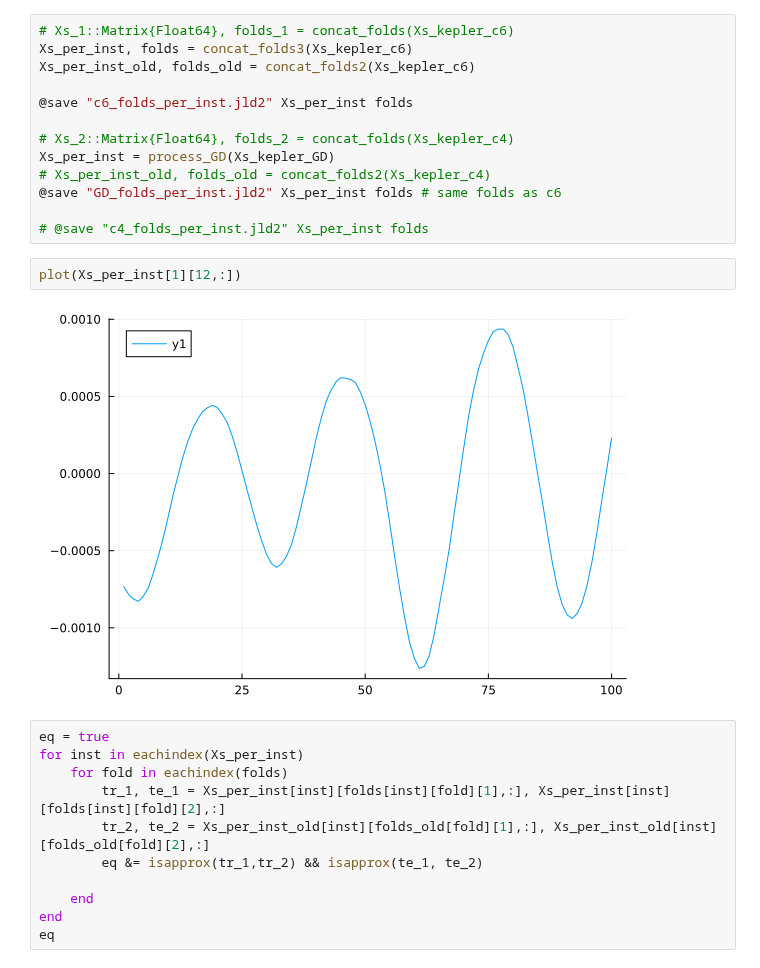
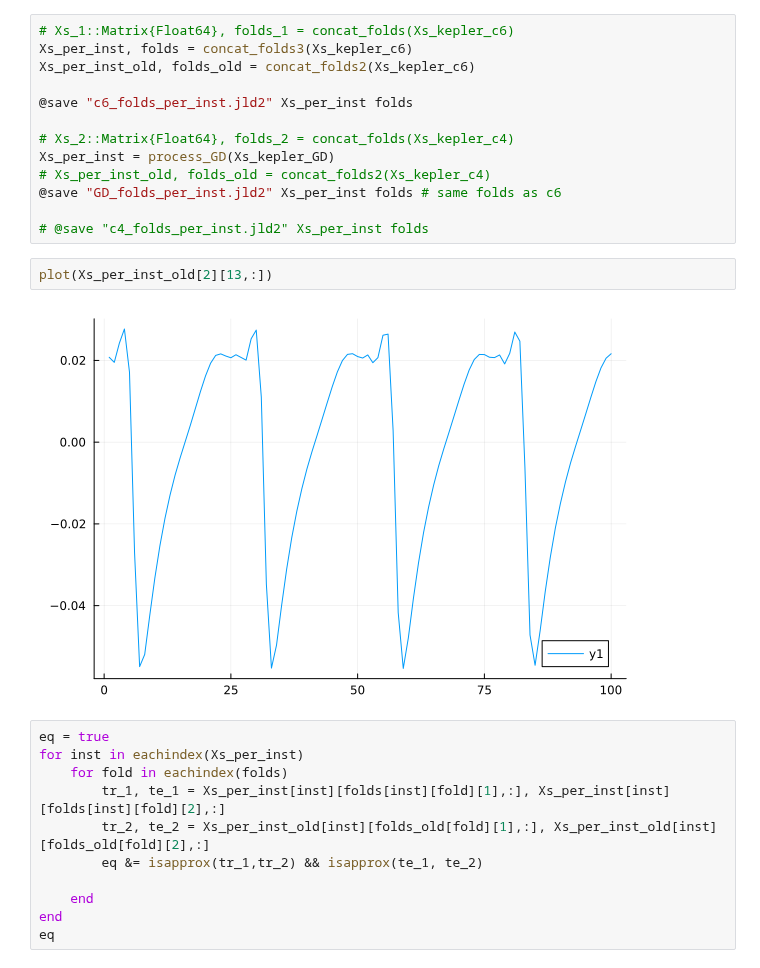
Before and after one commit to hugopstackhouse/MPSTime.jl, a Jupyter notebook: Folds/Kepler/convert_to_folds.ipynb, the cells around one changed output. Cells and saved outputs as stored; diff of their text form.

```diff
--- a/Folds/Kepler/convert_to_folds.ipynb
+++ b/Folds/Kepler/convert_to_folds.ipynb
@@ -194,10 +194,10 @@ Xs_per_inst = process_GD(Xs_kepler_GD)
 @save "GD_folds_per_inst.jld2" Xs_per_inst folds # same folds as c6
 
 # @save "c4_folds_per_inst.jld2" Xs_per_inst folds
-# %%
-plot(Xs_per_inst[1][12,:])
-# %% [output]
-[figure, removed]
+# %%
+plot(Xs_per_inst_old[2][13,:])
+# %% [output]
+[figure, added]
 # %%
 eq = true
 for inst in eachindex(Xs_per_inst)
```
Also changed, not shown: 15 other files.
